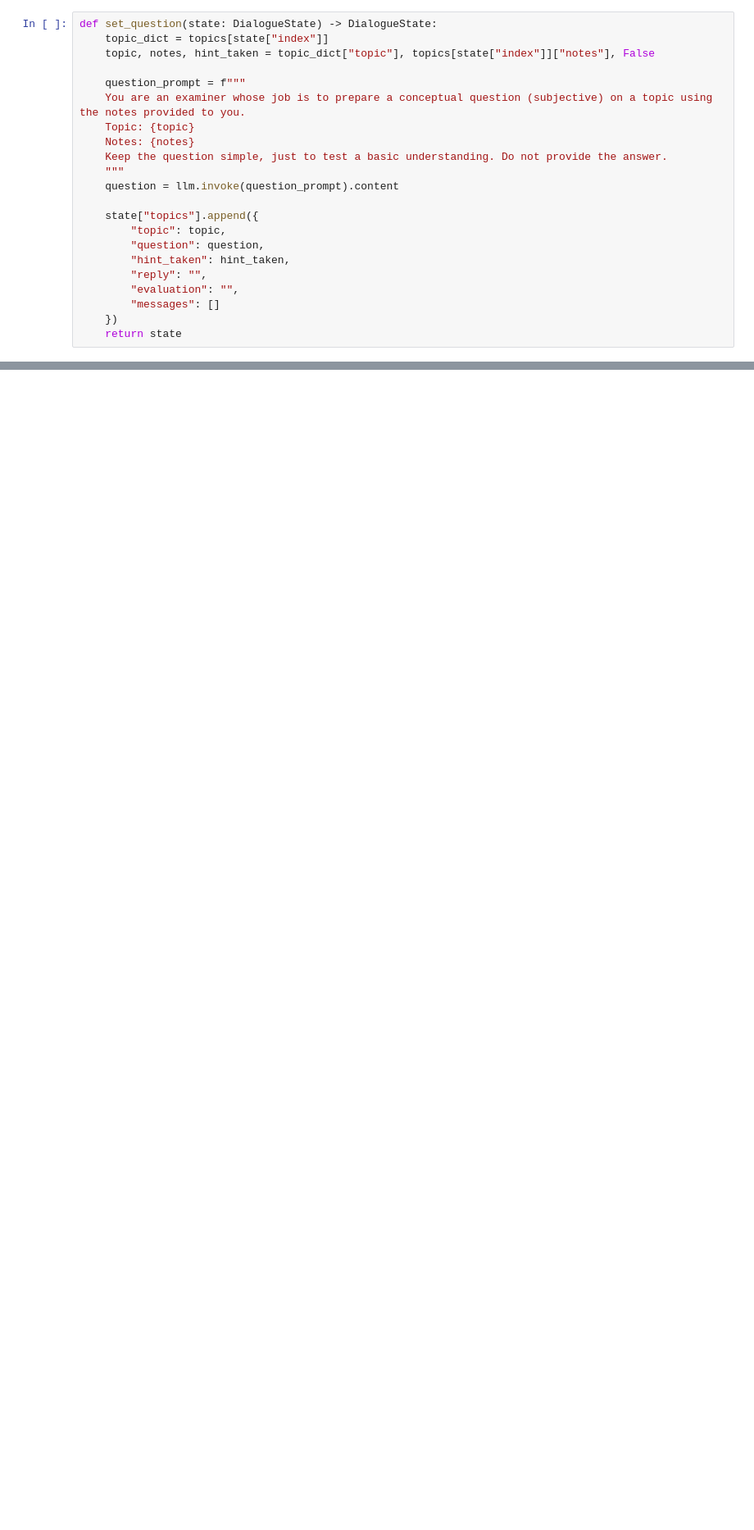
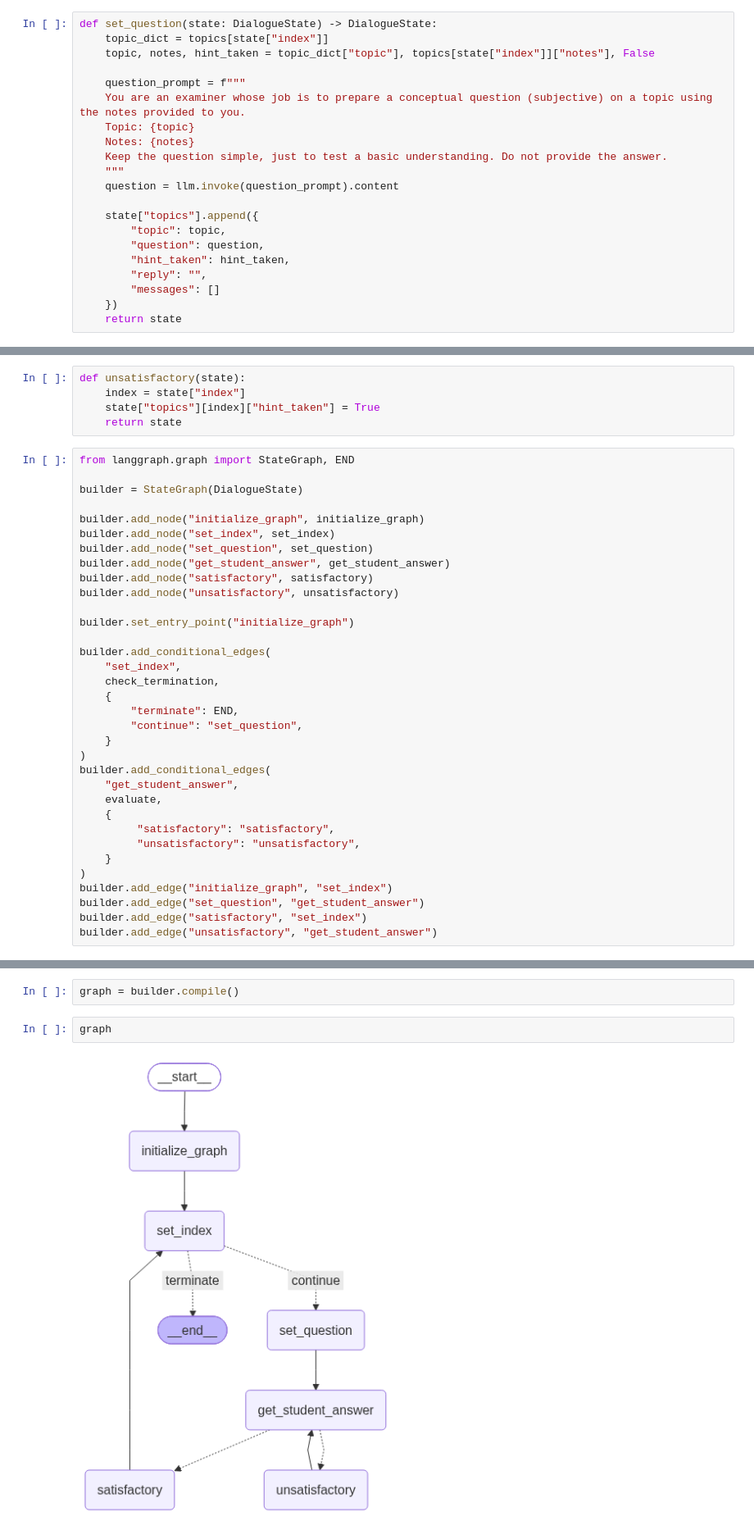
Before and after one commit to vikassrivastava18/Agents, a Jupyter notebook: open-learning/question_answer.ipynb, the cells around one changed output, grey strips where cells are left out. Shown at 82% size. Drawn from its saved outputs; the diff is of its cells as text; blank space fills up the shorter version.

Commit message:
Complete question anser workflow

```diff
--- a/open-learning/question_answer.ipynb
+++ b/open-learning/question_answer.ipynb
@@ -93,7 +96,6 @@ def set_question(state: DialogueState) -> DialogueState:
         "question": question,
         "hint_taken": hint_taken,
         "reply": "",
-        "evaluation": "",
         "messages": []
     })
     return state
@@ -141,0 +154,39 @@ def evaluate(state: DialogueState) -> Literal["satisfactory", "unsatisfactory"]:
+# %%
+def unsatisfactory(state):
+    index = state["index"]
+    state["topics"][index]["hint_taken"] = True
+    return state
+# %%
+from langgraph.graph import StateGraph, END
+
+builder = StateGraph(DialogueState)
+
+builder.add_node("initialize_graph", initialize_graph)
+builder.add_node("set_index", set_index)
+builder.add_node("set_question", set_question)
+builder.add_node("get_student_answer", get_student_answer)
+builder.add_node("satisfactory", satisfactory)
+builder.add_node("unsatisfactory", unsatisfactory)
+
+builder.set_entry_point("initialize_graph")
+
+builder.add_conditional_edges(
+    "set_index",
+    check_termination,
+    {
+        "terminate": END,
+        "continue": "set_question",
+    }
+)
+builder.add_conditional_edges(
+    "get_student_answer",
+    evaluate,
+    {
+         "satisfactory": "satisfactory",
+         "unsatisfactory": "unsatisfactory",
+    }
+)
+builder.add_edge("initialize_graph", "set_index")
+builder.add_edge("set_question", "get_student_answer")
+builder.add_edge("satisfactory", "set_index")
+builder.add_edge("unsatisfactory", "get_student_answer")
@@ -141,0 +195,6 @@ def evaluate(state: DialogueState) -> Literal["satisfactory", "unsatisfactory"]:
+# %%
+graph = builder.compile()
+# %%
+graph
+# %% [output]
+[figure, added]
```
Also changed, not shown: parts of 9 cells of this notebook.
